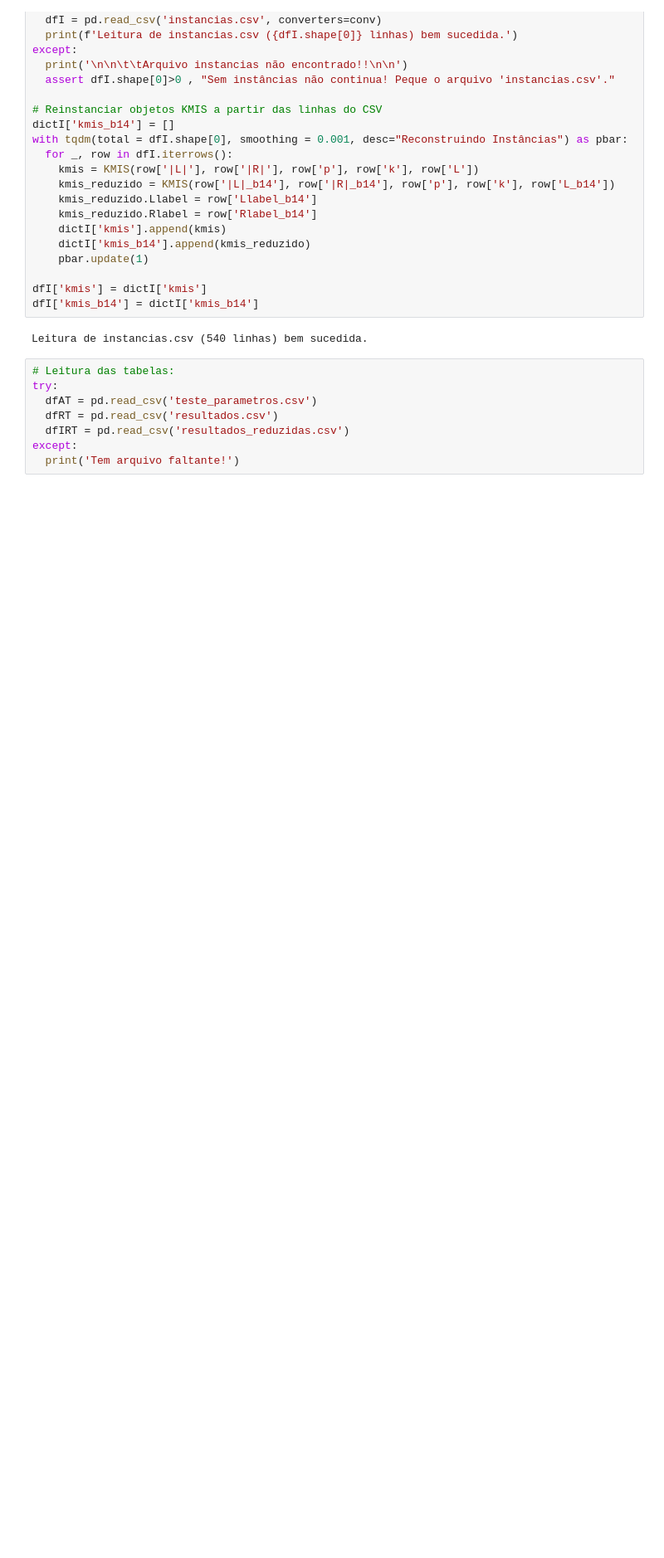
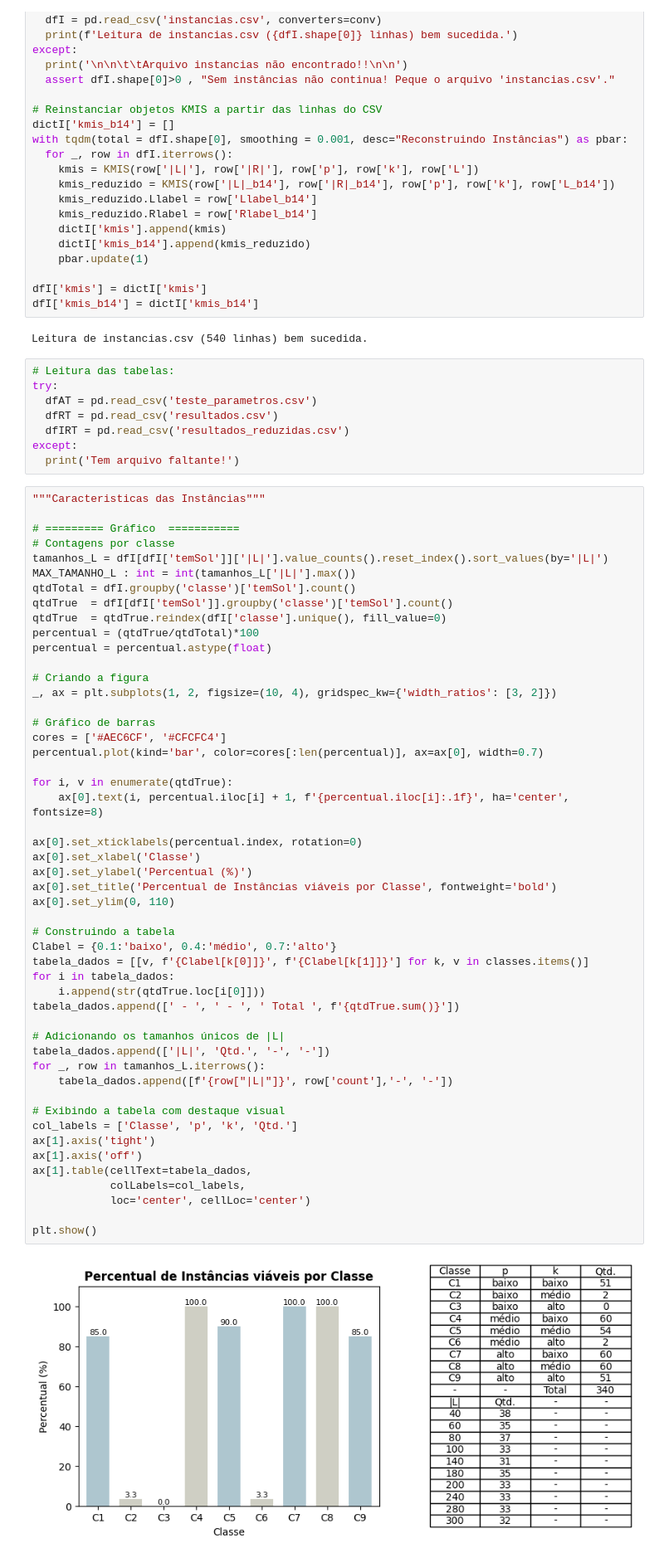
Before and after one commit to dariocostta/Monografia-KMIS, a Jupyter notebook: KMIS/Analises_Resultados_KMIS.ipynb, the cells around one changed output. Shown at 83% size. Cells and saved outputs as stored; diff of their text form; blank space fills up the shorter version.

```diff
--- a/KMIS/Analises_Resultados_KMIS.ipynb
+++ b/KMIS/Analises_Resultados_KMIS.ipynb
@@ -55,3 +55,55 @@ try:
   dfIRT = pd.read_csv('resultados_reduzidas.csv')
 except:
   print('Tem arquivo faltante!')
+# %%
+"""Caracteristicas das Instâncias"""
+
+# ========= Gráfico  ===========
+# Contagens por classe
+tamanhos_L = dfI[dfI['temSol']]['|L|'].value_counts().reset_index().sort_values(by='|L|')
+MAX_TAMANHO_L : int = int(tamanhos_L['|L|'].max())
+qtdTotal = dfI.groupby('classe')['temSol'].count()
+qtdTrue  = dfI[dfI['temSol']].groupby('classe')['temSol'].count()
+qtdTrue  = qtdTrue.reindex(dfI['classe'].unique(), fill_value=0)
+percentual = (qtdTrue/qtdTotal)*100
+percentual = percentual.astype(float)
+
+# Criando a figura
+_, ax = plt.subplots(1, 2, figsize=(10, 4), gridspec_kw={'width_ratios': [3, 2]})
+
+# Gráfico de barras
+cores = ['#AEC6CF', '#CFCFC4']
+percentual.plot(kind='bar', color=cores[:len(percentual)], ax=ax[0], width=0.7)
+
+for i, v in enumerate(qtdTrue):
+    ax[0].text(i, percentual.iloc[i] + 1, f'{percentual.iloc[i]:.1f}', ha='center', fontsize=8)
+
+ax[0].set_xticklabels(percentual.index, rotation=0)
+ax[0].set_xlabel('Classe')
+ax[0].set_ylabel('Percentual (%)')
+ax[0].set_title('Percentual de Instâncias viáveis por Classe', fontweight='bold')
+ax[0].set_ylim(0, 110)
+
+# Construindo a tabela
+Clabel = {0.1:'baixo', 0.4:'médio', 0.7:'alto'}
+tabela_dados = [[v, f'{Clabel[k[0]]}', f'{Clabel[k[1]]}'] for k, v in classes.items()]
+for i in tabela_dados:
+    i.append(str(qtdTrue.loc[i[0]]))
+tabela_dados.append([' - ', ' - ', ' Total ', f'{qtdTrue.sum()}'])
+
+# Adicionando os tamanhos únicos de |L|
+tabela_dados.append(['|L|', 'Qtd.', '-', '-'])
+for _, row in tamanhos_L.iterrows():
+    tabela_dados.append([f'{row["|L|"]}', row['count'],'-', '-'])
+
+# Exibindo a tabela com destaque visual
+col_labels = ['Classe', 'p', 'k', 'Qtd.']
+ax[1].axis('tight')
+ax[1].axis('off')
+ax[1].table(cellText=tabela_dados,
+            colLabels=col_labels,
+            loc='center', cellLoc='center')
+
+plt.show()
+# %% [output]
+[figure, added]
```
Also changed, not shown: parts of 3 cells of this notebook.
